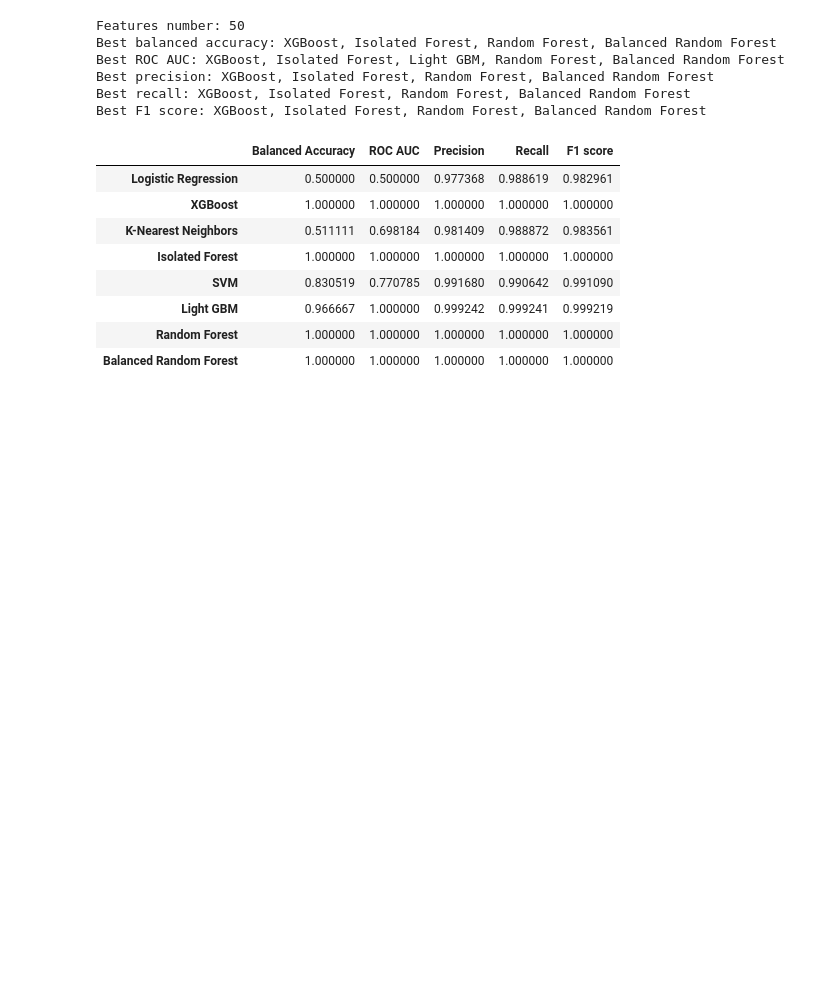
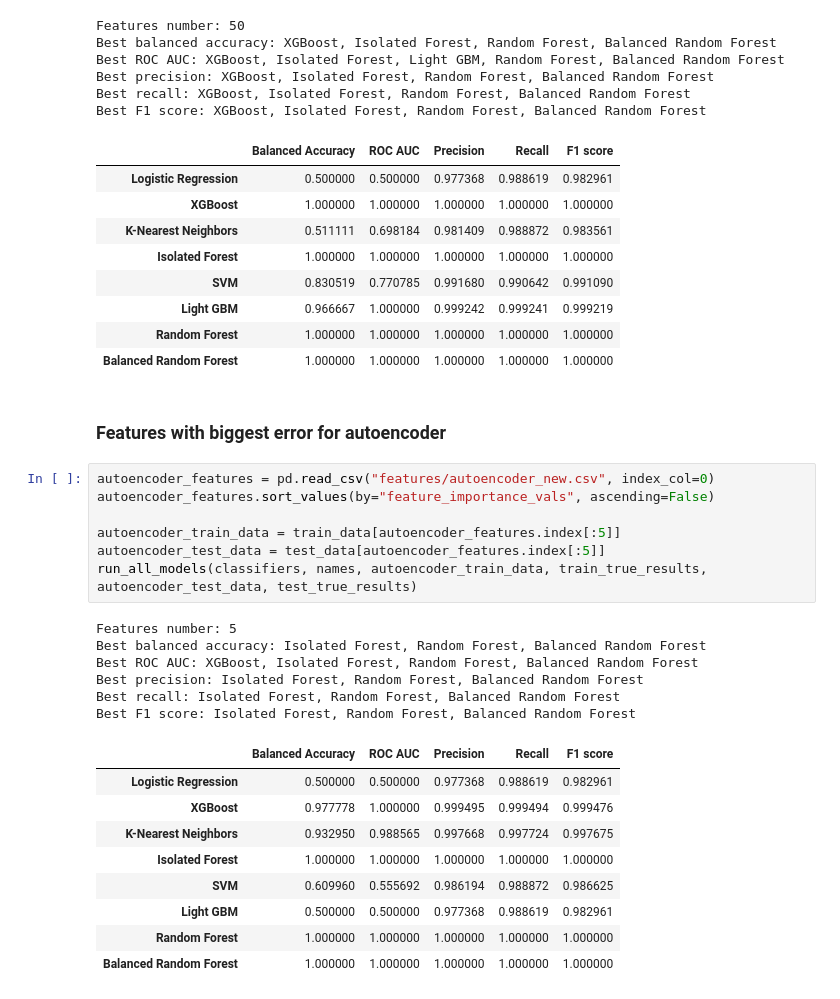
Before and after one commit to melehean/CTC-Detection, a Jupyter notebook: compare_models_SC_integration_dataset.ipynb, the cells around one changed output. Cells and saved outputs as stored; diff of their text form; blank space fills up the shorter version.

```diff
--- a/compare_models.ipynb
+++ b/compare_models_SC_integration_dataset.ipynb
@@ -432,3 +432,28 @@ Best F1 score: XGBoost, Isolated Forest, Random Forest, Balanced Random Forest
 | Light GBM | 0.966667 | 1.000000 | 0.999242 | 0.999241 | 0.999219 |
 | Random Forest | 1.000000 | 1.000000 | 1.000000 | 1.000000 | 1.000000 |
 | Balanced Random Forest | 1.000000 | 1.000000 | 1.000000 | 1.000000 | 1.000000 |
+# %% [markdown]
+### Features with biggest error for autoencoder
+# %%
+autoencoder_features = pd.read_csv("features/autoencoder_new.csv", index_col=0)
+autoencoder_features.sort_values(by="feature_importance_vals", ascending=False)
+
+autoencoder_train_data = train_data[autoencoder_features.index[:5]]
+autoencoder_test_data = test_data[autoencoder_features.index[:5]]
+run_all_models(classifiers, names, autoencoder_train_data, train_true_results, autoencoder_test_data, test_true_results)
+# %% [output]
+Features number: 5
+Best balanced accuracy: Isolated Forest, Random Forest, Balanced Random Forest
+Best ROC AUC: XGBoost, Isolated Forest, Random Forest, Balanced Random Forest
+Best precision: Isolated Forest, Random Forest, Balanced Random Forest
+Best recall: Isolated Forest, Random Forest, Balanced Random Forest
+Best F1 score: Isolated Forest, Random Forest, Balanced Random Forest
+|  | Balanced Accuracy | ROC AUC | Precision | Recall | F1 score |
+| Logistic Regression | 0.500000 | 0.500000 | 0.977368 | 0.988619 | 0.982961 |
+| XGBoost | 0.977778 | 1.000000 | 0.999495 | 0.999494 | 0.999476 |
+| K-Nearest Neighbors | 0.932950 | 0.988565 | 0.997668 | 0.997724 | 0.997675 |
+| Isolated Forest | 1.000000 | 1.000000 | 1.000000 | 1.000000 | 1.000000 |
+| SVM | 0.609960 | 0.555692 | 0.986194 | 0.988872 | 0.986625 |
+| Light GBM | 0.500000 | 0.500000 | 0.977368 | 0.988619 | 0.982961 |
+| Random Forest | 1.000000 | 1.000000 | 1.000000 | 1.000000 | 1.000000 |
+| Balanced Random Forest | 1.000000 | 1.000000 | 1.000000 | 1.000000 | 1.000000 |
```
Also changed, not shown: parts of 1 cell of this notebook, 5 other files.
